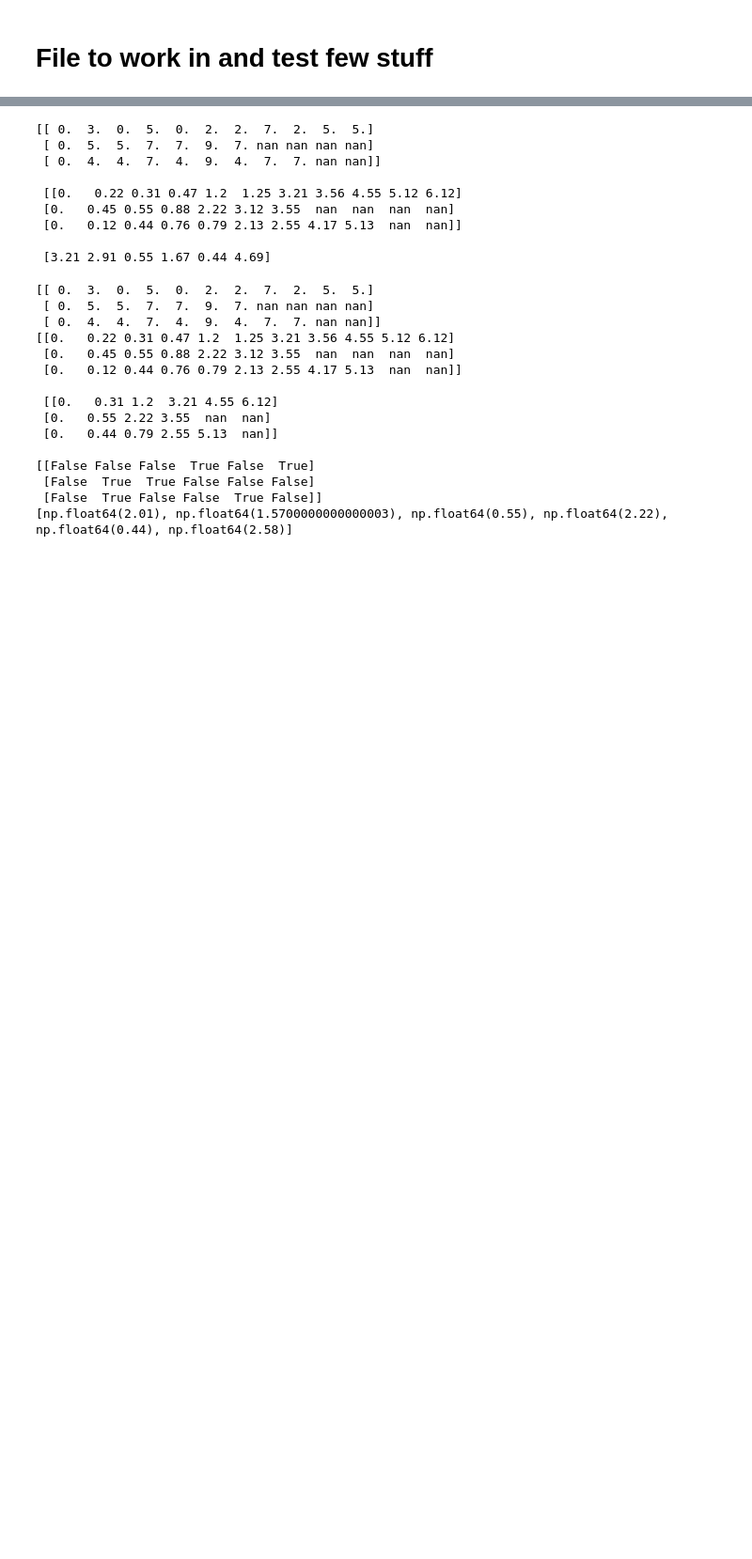
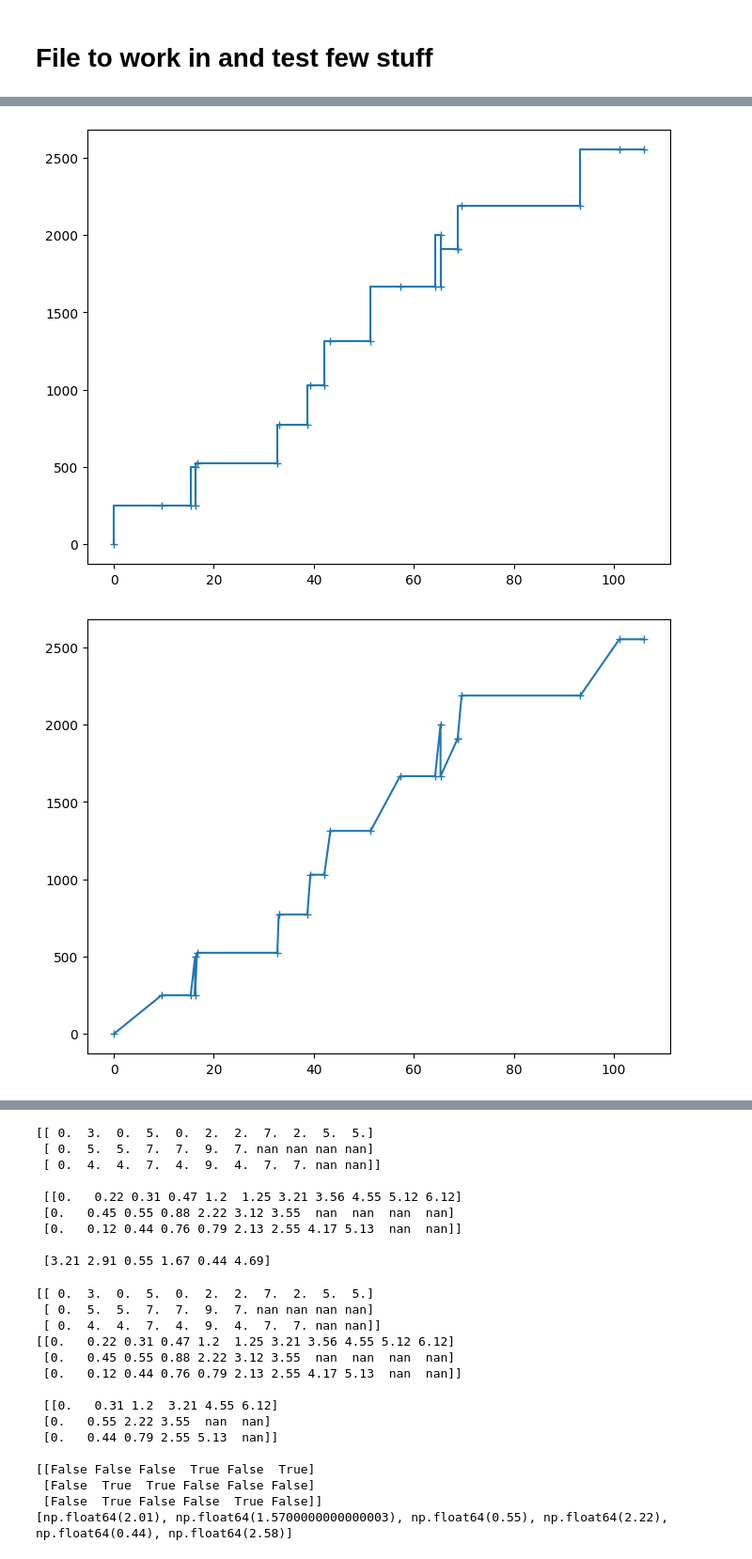
Before and after one commit to npelletbossot/Workspace, a Jupyter notebook: working_on/notebooks/working_on.ipynb, the cells around one changed output, grey strips where cells are left out. Shown at 94% size. Saved outputs shown, nothing was run; the diff lists cells and outputs as text; code cells hidden in the pictures; blank space fills up the shorter version.

```diff
--- a/working_on/notebooks/working_on.ipynb
+++ b/working_on/notebooks/working_on.ipynb
@@ -125,0 +150,32 @@ plt.rcParams['font.size'] = 8
+# %%
+import numpy as np
+import matplotlib.pyplot as plt
+
+positions = np.array([[
+    0, 250, 250, 498, 250, 525, 525, 772, 772, 1030, 1030,
+    1313, 1313, 1667, 1667, 2000, 1667, 1907, 1907, 2188,
+    2188, 2552, 2552
+]], dtype=np.int64)
+
+times = np.array([[
+    0.0, 9.547052740320428, 15.393154725908442, 16.259802266437823,
+    16.259802266437823, 16.651642630168624, 32.718111658778426,
+    32.99108381610351, 38.707036866731336, 39.33370018198628,
+    42.10984250618984, 43.31919643429255, 51.356615866059244,
+    57.27641719748995, 64.2714662830563, 65.35495885275758,
+    65.35495885275758, 68.74894407655424, 68.76929732373166,
+    69.57339452178307, 93.30892590706453, 101.12297124196891,
+    105.96930516766943
+]], dtype=np.float64)
+
+
+plt.figure(figsize=(8,6))
+plt.step(times[0], positions[0], marker="+")
+plt.show()
+
+plt.figure(figsize=(8,6))
+plt.plot(times[0], positions[0], marker="+")
+plt.show()
+# %% [output]
+[figure, added]
+[figure, added]
```
Also changed, not shown: parts of 26 cells of this notebook, 3 other files.
